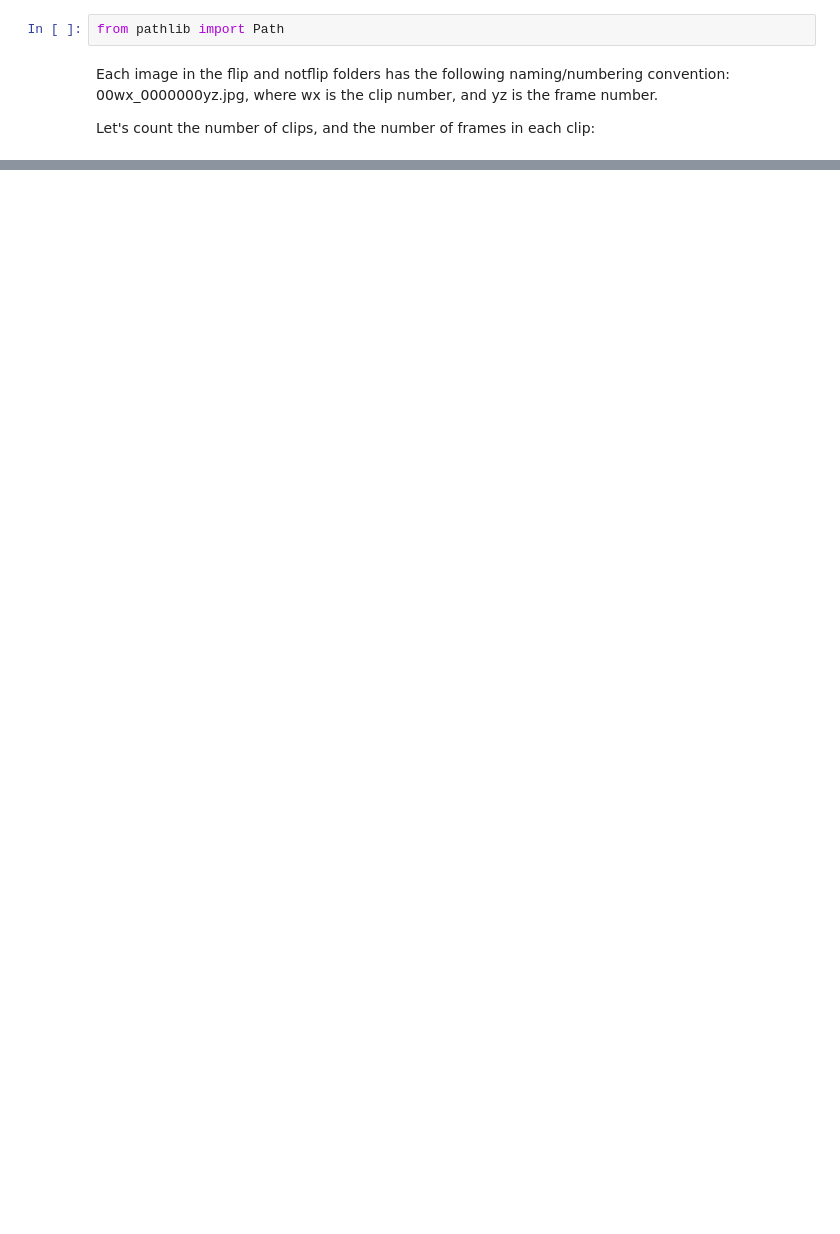
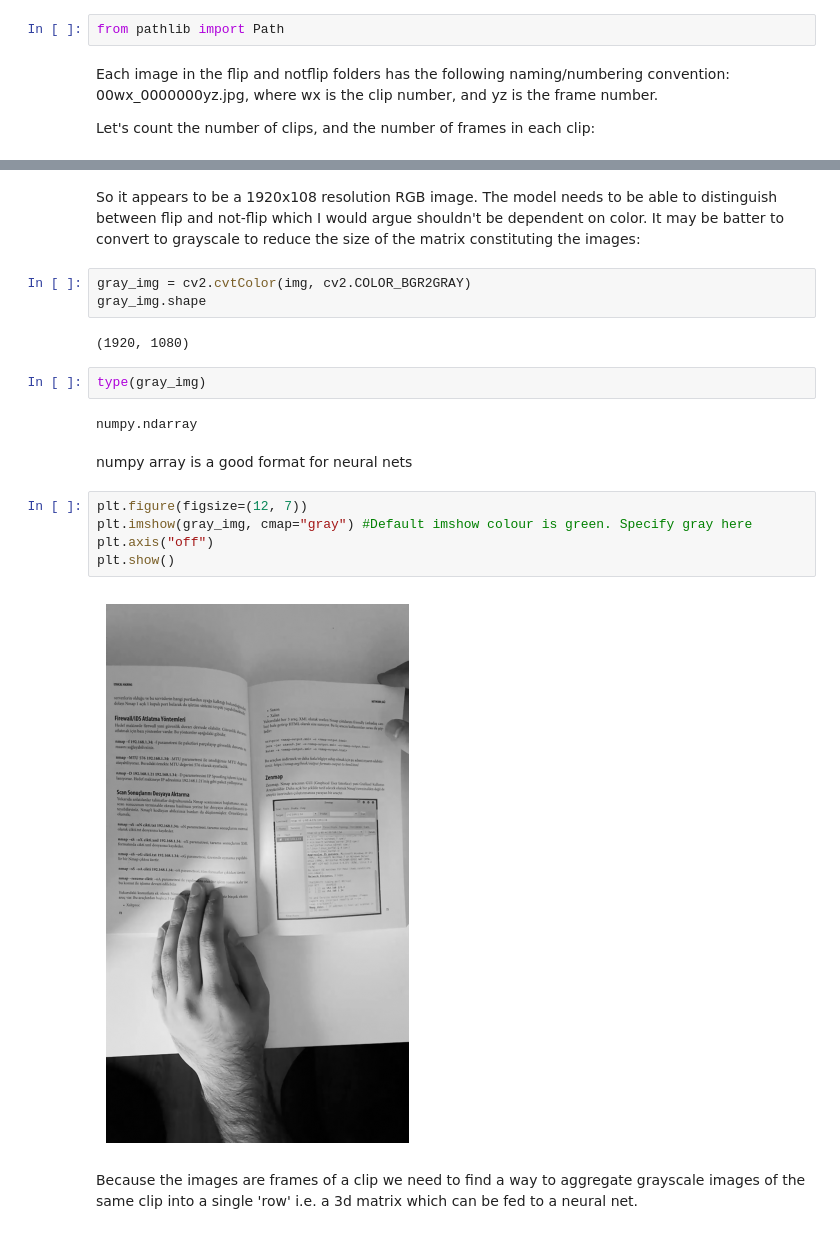
Before and after one commit to cameroncochrane/gejIeSjwpDqobLkc, a Jupyter notebook: notebooks/NB_1.ipynb, the cells around one changed output, grey strips where cells are left out. Cells and saved outputs as stored; diff of their text form; blank space fills up the shorter version.

```diff
--- a/notebooks/NB_1.ipynb
+++ b/notebooks/NB_1.ipynb
@@ -77,0 +119,22 @@ FileNotFoundError: [WinError 3] The system cannot find the path specified: 'data
+# %% [markdown]
+So it appears to be a 1920x108 resolution RGB image. The model needs to be able to distinguish between flip and not-flip which I would argue shouldn't be dependent on color. It may be batter to convert to grayscale to reduce the size of the matrix constituting the images:
+# %%
+gray_img = cv2.cvtColor(img, cv2.COLOR_BGR2GRAY)
+gray_img.shape
+# %% [output]
+(1920, 1080)
+# %%
+type(gray_img)
+# %% [output]
+numpy.ndarray
+# %% [markdown]
+numpy array is a good format for neural nets
+# %%
+plt.figure(figsize=(12, 7))
+plt.imshow(gray_img, cmap="gray") #Default imshow colour is green. Specify gray here
+plt.axis("off")
+plt.show()
+# %% [output]
+[figure, added]
+# %% [markdown]
+Because the images are frames of a clip we need to find a way to aggregate grayscale images of the same clip into a single 'row' i.e. a 3d matrix which can be fed to a neural net.
```
Also changed, not shown: parts of 10 cells of this notebook, 1 other file.
